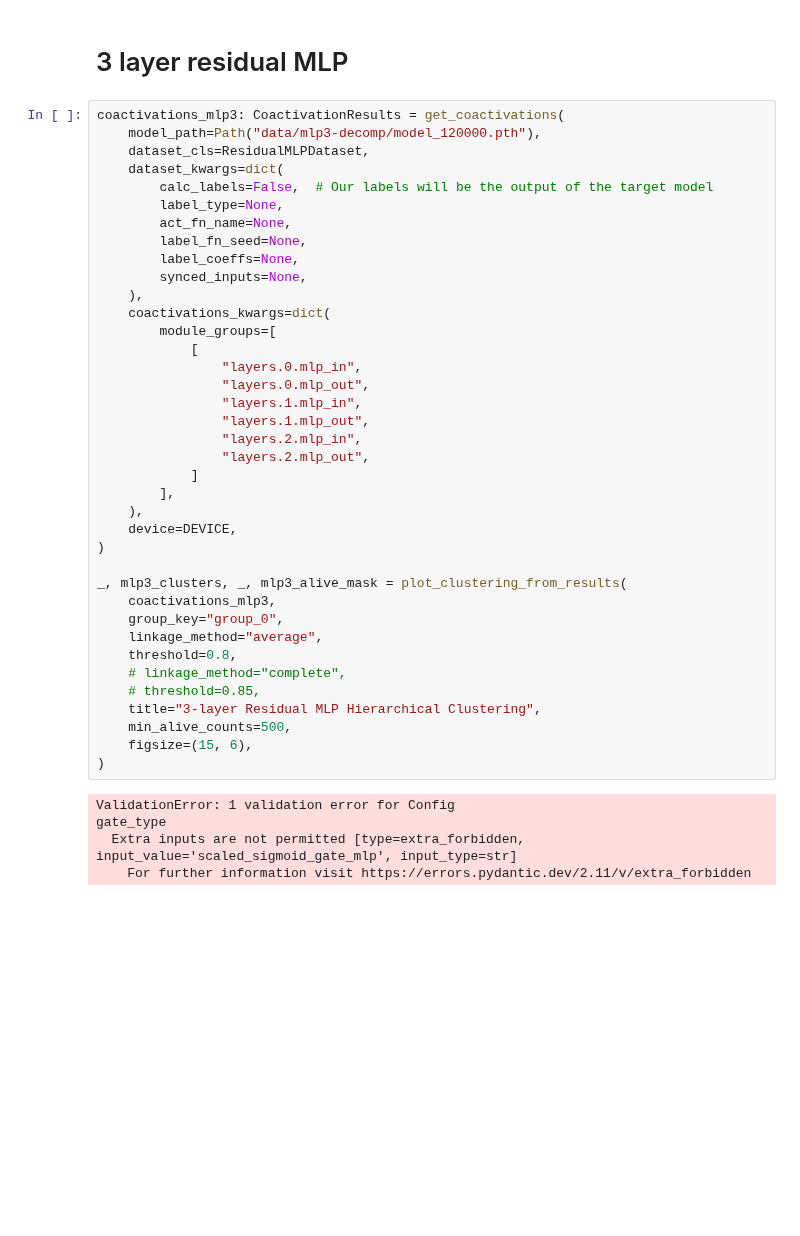
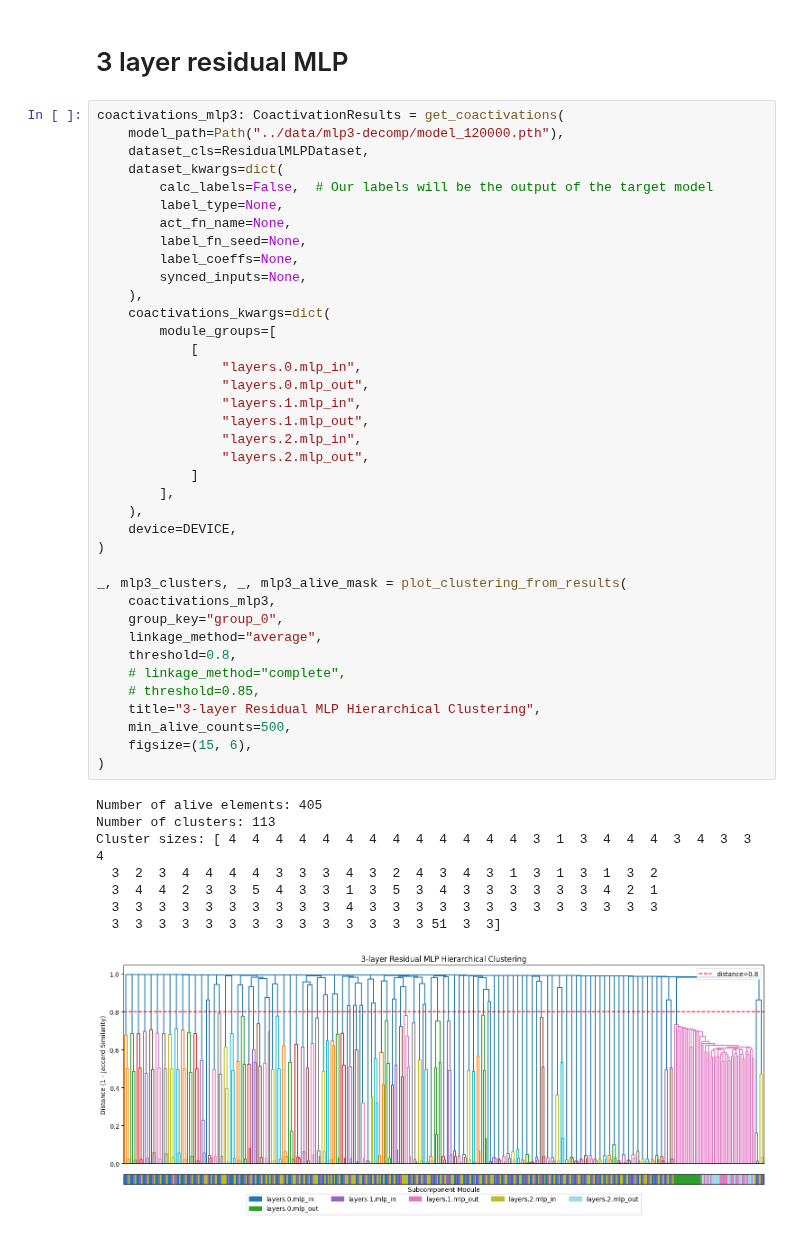
Before and after one commit to mivanit/apd, a Jupyter notebook: notebooks/mivanit/dev_grouping.ipynb, the cells around one changed output. Drawn from its saved outputs; the diff is of its cells as text; blank space fills up the shorter version.

```diff
--- a/notebooks/mivanit/dev_grouping.ipynb
+++ b/notebooks/mivanit/dev_grouping.ipynb
@@ -121,7 +258,7 @@ Cluster sizes: [50  1  1  1  1  1  1  1  1  1  1  1  1  1  1  1  1  1  1  1  1
 # 3 layer residual MLP
 # %%
 coactivations_mlp3: CoactivationResults = get_coactivations(
-    model_path=Path("data/mlp3-decomp/model_120000.pth"),
+    model_path=Path("../data/mlp3-decomp/model_120000.pth"),
     dataset_cls=ResidualMLPDataset,
     dataset_kwargs=dict(
         calc_labels=False,  # Our labels will be the output of the target model
@@ -131,37 +268,41 @@ coactivations_mlp3: CoactivationResults = get_coactivations(
         label_coeffs=None,
         synced_inputs=None,
     ),
     coactivations_kwargs=dict(
         module_groups=[
             [
                 "layers.0.mlp_in",
                 "layers.0.mlp_out",
                 "layers.1.mlp_in",
                 "layers.1.mlp_out",
                 "layers.2.mlp_in",
                 "layers.2.mlp_out",
             ]
         ],
     ),
     device=DEVICE,
 )
 
 _, mlp3_clusters, _, mlp3_alive_mask = plot_clustering_from_results(
     coactivations_mlp3,
     group_key="group_0",
     linkage_method="average",
     threshold=0.8,
     # linkage_method="complete",
     # threshold=0.85,
     title="3-layer Residual MLP Hierarchical Clustering",
     min_alive_counts=500,
     figsize=(15, 6),
 )
 # %% [output]
-ValidationError: 1 validation error for Config
-gate_type
-  Extra inputs are not permitted [type=extra_forbidden, input_value='scaled_sigmoid_gate_mlp', input_type=str]
-    For further information visit https://errors.pydantic.dev/2.11/v/extra_forbidden
+Number of alive elements: 405
+Number of clusters: 113
+Cluster sizes: [ 4  4  4  4  4  4  4  4  4  4  4  4  4  3  1  3  4  4  4  3  4  3  3  4
+  3  2  3  4  4  4  4  3  3  3  4  3  2  4  3  4  3  1  3  1  3  1  3  2
+  3  4  4  2  3  3  5  4  3  3  1  3  5  3  4  3  3  3  3  3  3  4  2  1
+  3  3  3  3  3  3  3  3  3  3  4  3  3  3  3  3  3  3  3  3  3  3  3  3
+  3  3  3  3  3  3  3  3  3  3  3  3  3  3 51  3  3]
+[figure, added]
 # %%
 submodules = coactivations_mlp3["group_0"]["labels"][mlp3_alive_mask]
 # Get top 10 clusters by size
```
Also changed, not shown: parts of 10 cells of this notebook, 4 other files.
